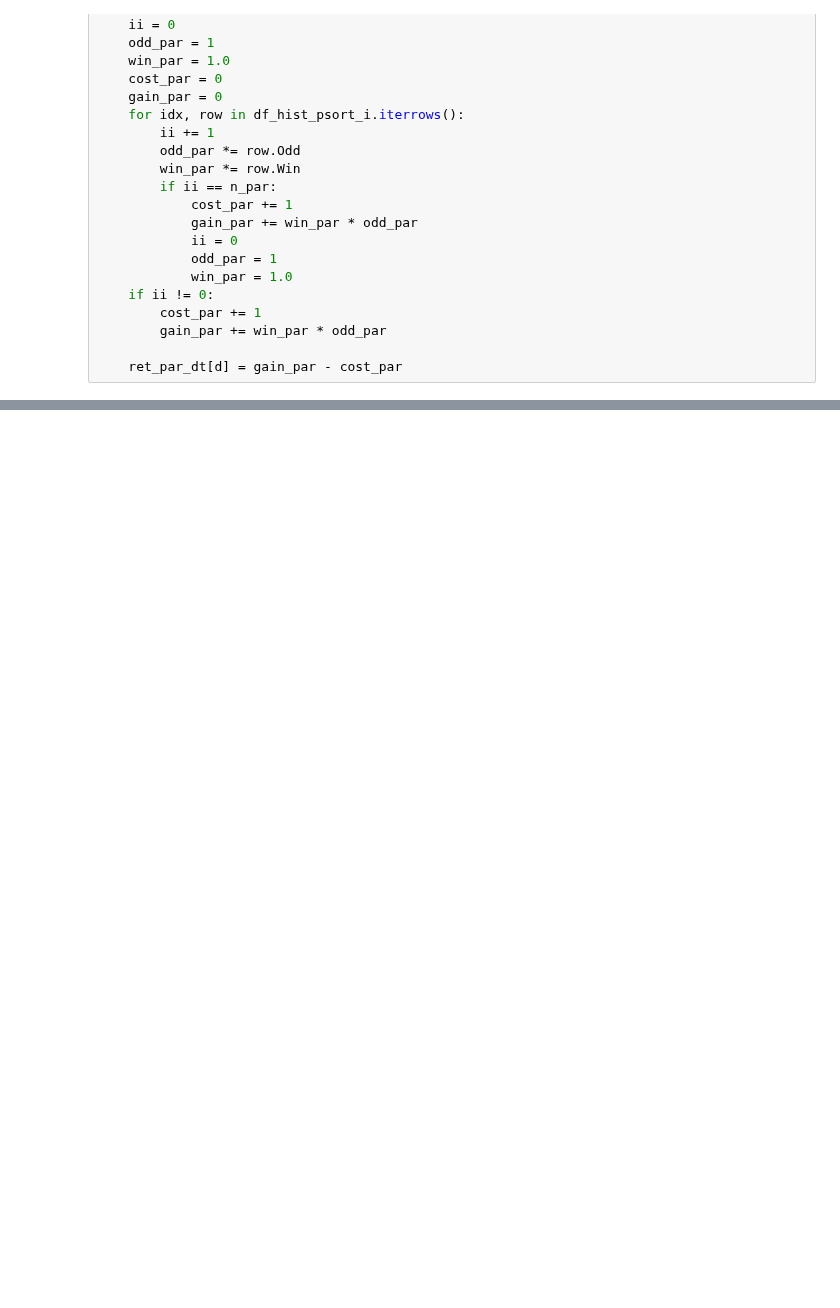
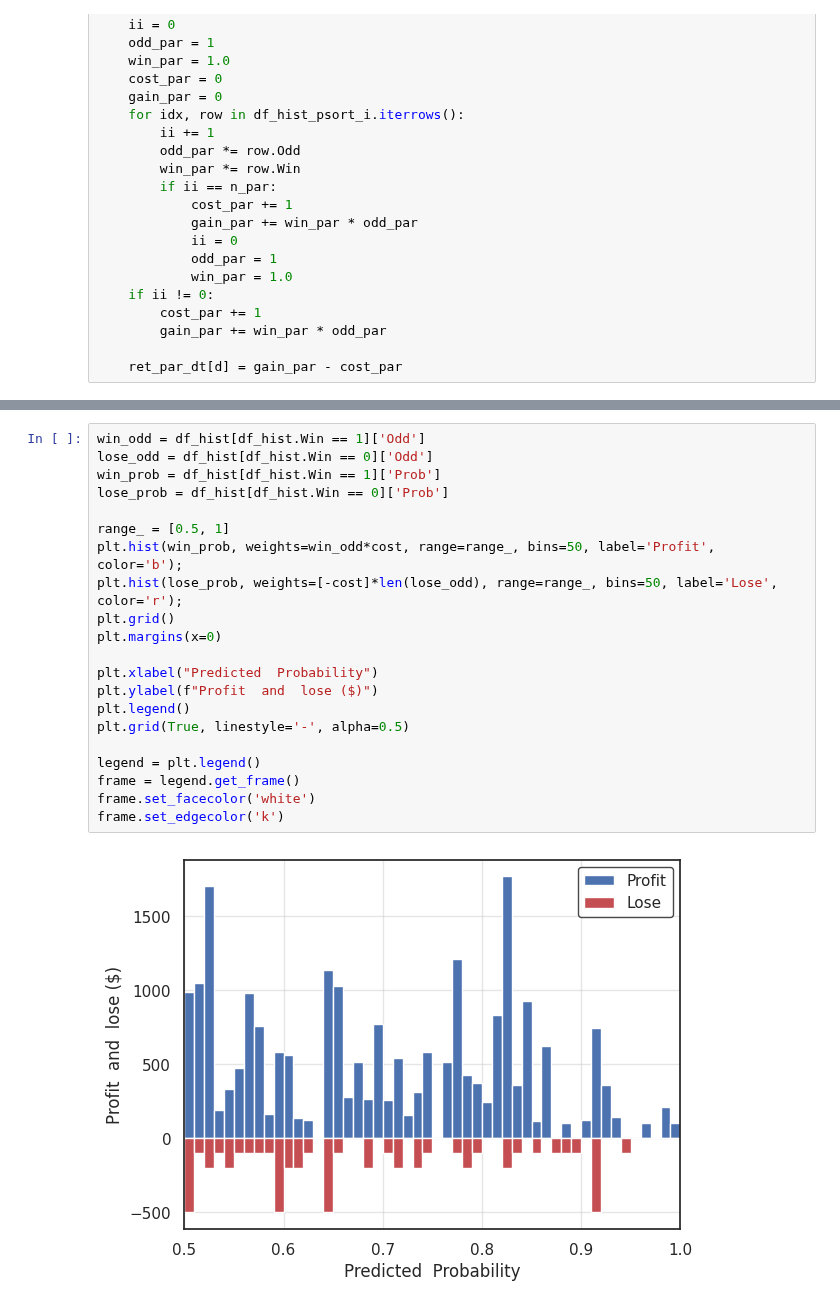
Before and after one commit to ansonkwokth/TableTennisPrediction, a Jupyter notebook: evaluation.ipynb, the cells around one changed output, grey strips where cells are left out. Cells and saved outputs as stored; diff of their text form; blank space fills up the shorter version.

```diff
--- a/evaluation.ipynb
+++ b/evaluation.ipynb
@@ -207,0 +208,23 @@ frame.set_edgecolor('k')
+# %%
+win_odd = df_hist[df_hist.Win == 1]['Odd']
+lose_odd = df_hist[df_hist.Win == 0]['Odd']
+win_prob = df_hist[df_hist.Win == 1]['Prob']
+lose_prob = df_hist[df_hist.Win == 0]['Prob']
+
+range_ = [0.5, 1]
+plt.hist(win_prob, weights=win_odd*cost, range=range_, bins=50, label='Profit', color='b');
+plt.hist(lose_prob, weights=[-cost]*len(lose_odd), range=range_, bins=50, label='Lose', color='r');
+plt.grid()
+plt.margins(x=0)
+
+plt.xlabel("Predicted  Probability")
+plt.ylabel(f"Profit  and  lose ($)")
+plt.legend()
+plt.grid(True, linestyle='-', alpha=0.5)
+
+legend = plt.legend()
+frame = legend.get_frame()
+frame.set_facecolor('white')
+frame.set_edgecolor('k')
+# %% [output]
+[figure, added]
```
Also changed, not shown: parts of 4 cells of this notebook.
